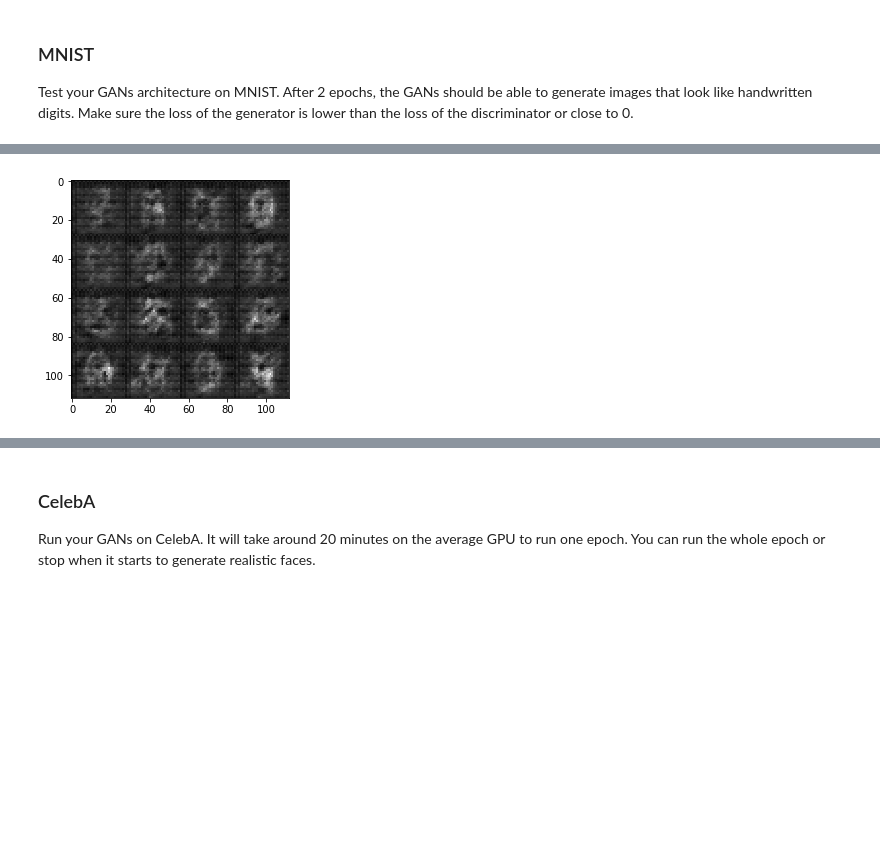
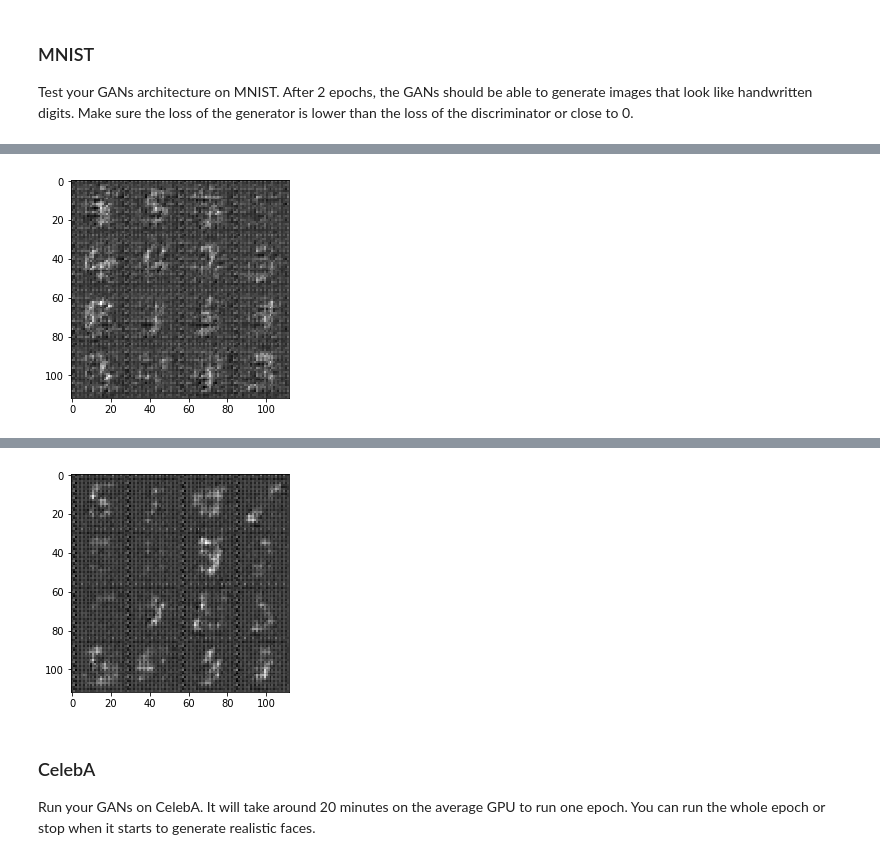
Before and after one commit to meet-minimalist/Udacity-Deep-Leanring-Project-4-Generative-Adversarial-Networks, a Jupyter notebook: dlnd_face_generation.ipynb, the cells around one changed output, grey strips where cells are left out. Cells and saved outputs as stored; diff of their text form; code cells hidden in the pictures; blank space fills up the shorter version.

```diff
--- a/dlnd_face_generation.ipynb
+++ b/dlnd_face_generation.ipynb
@@ -60,6 +60,12 @@ pyplot.imshow(helper.images_square_grid(mnist_images, 'RGB'))
 # %% [output]
 <matplotlib.image.AxesImage at 0x...>
 [figure]
+# %%
+# Data preprocessing step is not given so added separately
+def preprocess(images):
+    images = (images - 0.0)/(255.0-0.0)
+    images = images*2 - 1
+    return images
 # %% [markdown]
 ## Preprocess the Data
 Since the project's main focus is on building the GANs, we'll preprocess the data for you.  The values of the MNIST and CelebA dataset will be in the range of -0.5 to 0.5 of 28x28 dimensional images.  The CelebA images will be cropped to remove parts of the image that don't include a face, then resized down to 28x28.
@@ -251,10 +257,10 @@ def model_loss(input_real, input_z, out_channel_dim, is_training=True):
     """
     # TODO: Implement Function
 
-    g1 = generator(input_z, out_channel_dim, is_train=is_training, alpha=0.02)
+    g1 = generator(input_z, out_channel_dim, is_train=is_training, alpha=0.01)
 
-    d_out_real, d_logits_real = discriminator(input_real, is_training=is_training, alpha=0.02)
-    d_out_fake, d_logits_fake = discriminator(g1, is_training=is_training, alpha=0.02, reuse=True)
+    d_out_real, d_logits_real = discriminator(input_real, is_training=is_training, alpha=0.01)
+    d_out_fake, d_logits_fake = discriminator(g1, is_training=is_training, alpha=0.01, reuse=True)
 
     d_loss_fake = tf.reduce_mean(tf.nn.sigmoid_cross_entropy_with_logits(labels=tf.zeros_like(d_out_fake), logits=d_logits_fake))
     d_loss_real = tf.reduce_mean(tf.nn.sigmoid_cross_entropy_with_logits(labels=tf.ones_like(d_out_real), logits=d_logits_real))
@@ -370,6 +376,7 @@ def train(epoch_count, batch_size, z_dim, learning_rate, beta1, get_batches, dat
             i = 1
             for batch_images in get_batches(batch_size):
                 # TODO: Train Model
+                preprocess(batch_images)
                 d_run = sess.run(d_train, feed_dict={real_image_input: batch_images, noise_of_z: Z_val, learn_rate: learning_rate})
                 g_run = sess.run(g_train, feed_dict={real_image_input: batch_images, noise_of_z: Z_val, learn_rate: learning_rate})
 
@@ -389,10 +396,10 @@ def train(epoch_count, batch_size, z_dim, learning_rate, beta1, get_batches, dat
 ### MNIST
 Test your GANs architecture on MNIST.  After 2 epochs, the GANs should be able to generate images that look like handwritten digits.  Make sure the loss of the generator is lower than the loss of the discriminator or close to 0.
 # %%
-batch_size = 32
-z_dim = 100
-learning_rate = 0.02
-beta1 = 0.05
+batch_size = 64
+z_dim = 128
+learning_rate = 0.0002
+beta1 = 0.5
 
 
 """
@@ -427 +434 @@ Epoch 0/2 Discriminator Loss: 1.1006944179534912 Generative Loss: 1.230453491210
-[figure, old version]
+[figure, new version]
@@ -447,3 +454,4 @@ Epoch 1/2 Discriminator Loss: 0.8483771085739136 Generative Loss: 0.883038640022
+[figure, added]
 # %% [markdown]
 ### CelebA
 Run your GANs on CelebA.  It will take around 20 minutes on the average GPU to run one epoch.  You can run the whole epoch or stop when it starts to generate realistic faces.
```
Also changed, not shown: parts of 1 cell of this notebook.
